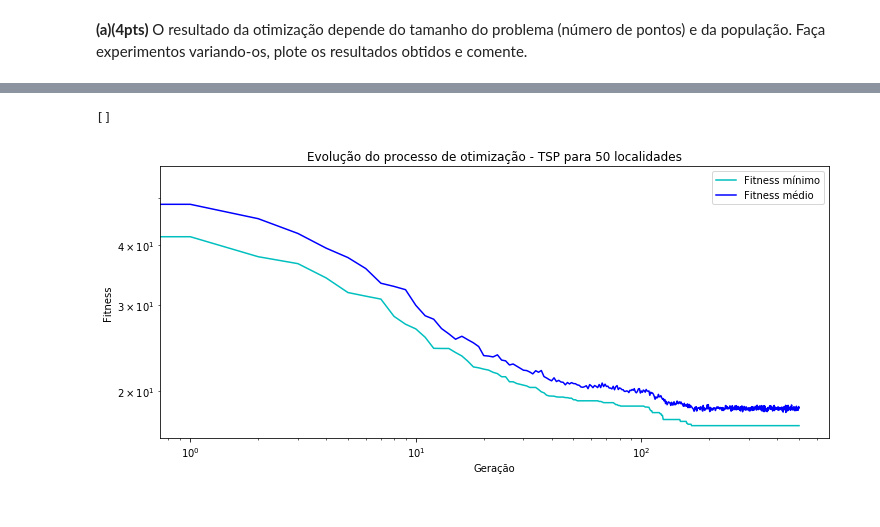
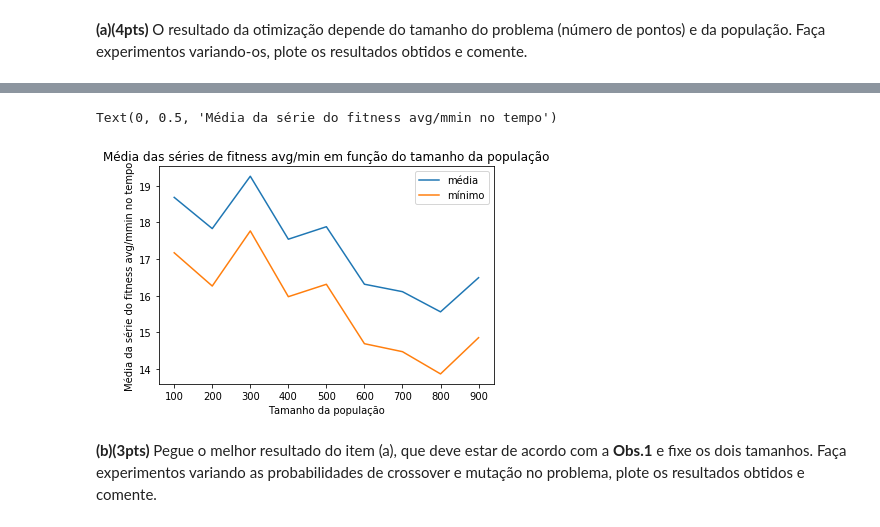
Before and after one commit to dcuoliveira/fgv-computational-intelligence, a Jupyter notebook: Ex3_GeneticAlgo.ipynb, the cells around one changed output, grey strips where cells are left out. Drawn from its saved outputs; the diff is of its cells as text; code cells hidden in the pictures.

```diff
--- a/Ex3_GeneticAlgo.ipynb
+++ b/Ex3_GeneticAlgo.ipynb
@@ -19,8 +15,13 @@ import math
 
 import matplotlib.pyplot as plt
 
-import tqdm as tqdm
+from tqdm import tqdm
+import pandas as pd
 
+
+def avalia_percurso_com_restricao(individuo):
+    # dado um indivíduo, cria um percurso e calcula a distância euclideana deste percurso
+    return (distancia_total(cria_percurso(individuo)),)
 
 def avalia_percurso(individuo):
     # dado um indivíduo, cria um percurso e calcula a distância euclideana deste percurso
@@ -38,7 +39,7 @@ def distancia(c1,c2):
     # distância euclideana entre dois pontos no espaço complexo (coordenadas dos municípios)
     return abs(c1-c2)
 
-def main_func(N_, n_pop, n_generations, numPontos):
+def main_func(N_, n_pop, n_generations, numPontos, cx_prob=0.5, mutate_prob=0.5):
     # CREATOR
     creator.create("FitnessTSP", base.Fitness, weights=(-1.0,))
     creator.create("Individuo", list, fitness=creator.FitnessTSP)
@@ -74,8 +75,8 @@ def main_func(N_, n_pop, n_generations, numPontos):
 
     pop, log = algorithms.eaSimple(pop,\
                                        toolbox,\
-                                       cxpb=0.7, \
-                                       mutpb=0.5, \
+                                       cxpb=cx_prob, \
+                                       mutpb=mutate_prob, \
                                        ngen=n_generations,\
                                        stats=stats,\
                                        halloffame=hof,\
@@ -87,13 +131,37 @@ def main_func(N_, n_pop, n_generations, numPontos):
 # %%
-# Inputs
-Ponto = complex
-
 N_ = 50
 x_sel = 2*(np.random.random_sample(N_)-0.5)
 y_sel = 2*(np.random.random_sample(N_)-0.5)
 coordenadas = [Ponto(x_sel[i],y_sel[i]) for i in range(N_)]
 numPontos = len(coordenadas)
-
 n_pop = 500
 n_generations = 500
+
+# Variando o numero de pontos
+dict_log_min = {}
+dict_log_avg = {}
+for n in tqdm(range(100, 1000, 100)):
+    pop_loop, log_loop = main_func(N_, n, n_generations, numPontos)
+    dict_log_min[str(n)] = (log_loop.select('min'))
+    dict_log_avg[str(n)] = (log_loop.select('avg'))
+log_avg_df = pd.DataFrame.from_dict(dict_log_avg)
+log_min_df = pd.DataFrame.from_dict(dict_log_min)
+# %%
+log_avg_df = pd.DataFrame.from_dict(dict_log_avg)
+mean_log_avg_df = log_avg_df.mean()
+mean_log_avg_df.index = list(log_avg_df.columns)
+
+fig, ax = plt.subplots()
+log_avg_df.mean().plot(kind='line', ax=ax)
+log_min_df.mean().plot(kind='line', ax=ax)
+ax.legend(["média", "mínimo"]);
+plt.title('Média das séries de fitness avg/min em função do tamanho da população')
+plt.xlabel("Tamanho da população")
+plt.ylabel("Média da série do fitness avg/min")
+# %% [output]
+Text(0, 0.5, 'Média da série do fitness avg/mmin no tempo')
+[figure, added]
+# %% [markdown]
+
+**(b)(3pts)** Pegue o melhor resultado do item (a), que deve estar de acordo com a **Obs.1** e fixe os dois tamanhos. Faça experimentos variando as probabilidades de crossover e mutação no problema, plote os resultados obtidos e comente.
 # %%
@@ -112,14 +184,0 @@ for n in tqdm(np.arange(100, 1000, 50)):
-# %%
-dict_log_min
-# %% [output]
-[]
-# %%
-# Plots
-plt.figure(figsize=(12, 5))
-plots = plt.loglog(log.select('min'),'c-', log.select('avg'), 'b-')
-plt.legend(plots, ('Fitness mínimo', 'Fitness médio'), frameon=True)
-plt.ylabel('Fitness'); plt.xlabel('Geração');
-
-plt.title("Evolução do processo de otimização - TSP para %d localidades" % numPontos);
-# %% [output]
-[figure, removed]
```
Also changed, not shown: parts of 9 cells of this notebook.
